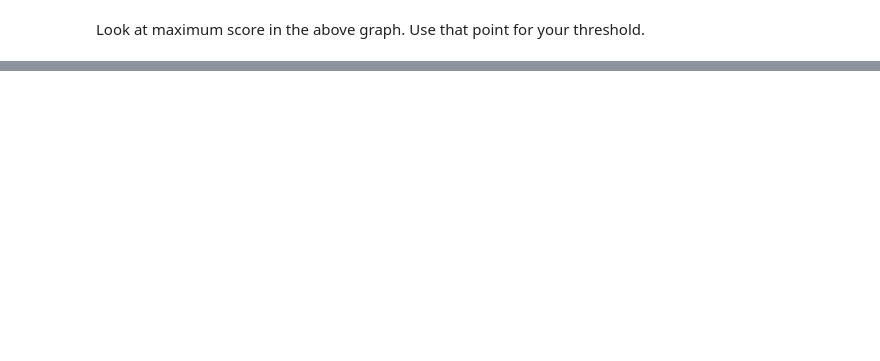
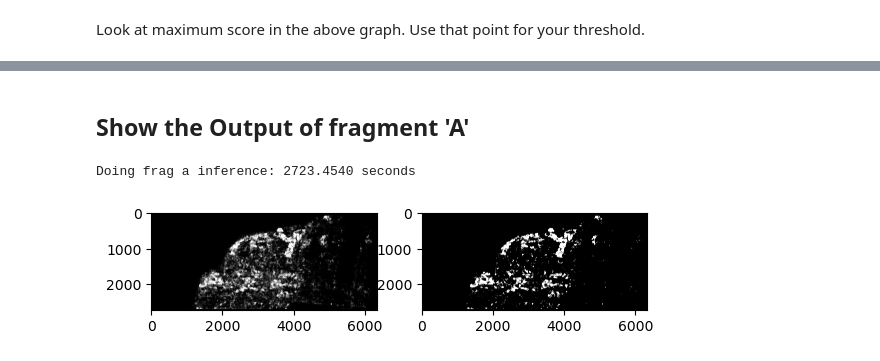
Before and after one commit to jaswged/vesuvius_ink_prediction, a Jupyter notebook: Notebooks/Brett_DataLoader.ipynb, the cells around one changed output, grey strips where cells are left out. Saved outputs shown, nothing was run; the diff lists cells and outputs as text; code cells hidden in the pictures; blank space fills up the shorter version.

Commit message:
Created brett loader

```diff
--- a/Notebooks/Brett_DataLoader.ipynb
+++ b/Notebooks/Brett_DataLoader.ipynb
@@ -268,0 +331,4 @@ plt.imshow(output.cpu() > 0.55, cmap='gray')
+# %%
+# N.B. the raw values are uint16, we need to cast to float and rescale to (0,1)
+test_image_stack = torch.from_numpy(frag_a_stack[Z_START:Z_START + Z_DIM, :, :].astype(np.float32) / np.iinfo(np.uint16).max) #.to(DEVICE)
+test_image_stack.shape
@@ -268,0 +337,9 @@ plt.imshow(output.cpu() > 0.55, cmap='gray')
+# %%
+with Timer():
+    print("Generating test pixel lists...")
+    pixels_list = set()
+    for pixel in zip(*np.where(test_mask)):
+        if pixel[1] < BUFFER or pixel[1] >= test_mask.shape[1]-BUFFER or pixel[0] < BUFFER or pixel[0] >= test_mask.shape[0]-BUFFER:
+            continue # Too close to the edge of the image
+        pixels_list.add(pixel)
+    pixels_list = list(pixels_list)
@@ -268,0 +349,23 @@ plt.imshow(output.cpu() > 0.55, cmap='gray')
+# %%
+test_dataset = TestSubvolumeDataset(test_image_stack, pixels_list)
+test_loader = data.DataLoader(test_dataset, batch_size=BATCH_SIZE, shuffle=False, num_workers=2)
+# %% [markdown]
+## Show the Output of fragment 'A'
+# %%
+# Frag a took 2723 seconds or 45 mins with 0 num_workers
+with Timer("Doing frag a inference"):
+    output = torch.zeros_like(torch.from_numpy(test_mask)).float()
+    model.eval()
+    with torch.no_grad():
+        for i, (subvolumes) in enumerate(tqdm(test_loader, total=len(test_loader))):
+            for j, value in enumerate(model(subvolumes.to(DEVICE))):
+                output[pixels_list[i*BATCH_SIZE+j]] = value
+# %% [output]
+Doing frag a inference: 2723.4540 seconds
+# %%
+fig, (ax1, ax2) = plt.subplots(1, 2)
+ax1.imshow(output.cpu(), cmap='gray')
+ax2.imshow(output.cpu() > 0.55, cmap='gray')
+plt.show()
+# %% [output]
+[figure, added]
```
Also changed, not shown: parts of 21 cells of this notebook, 3 other files.
